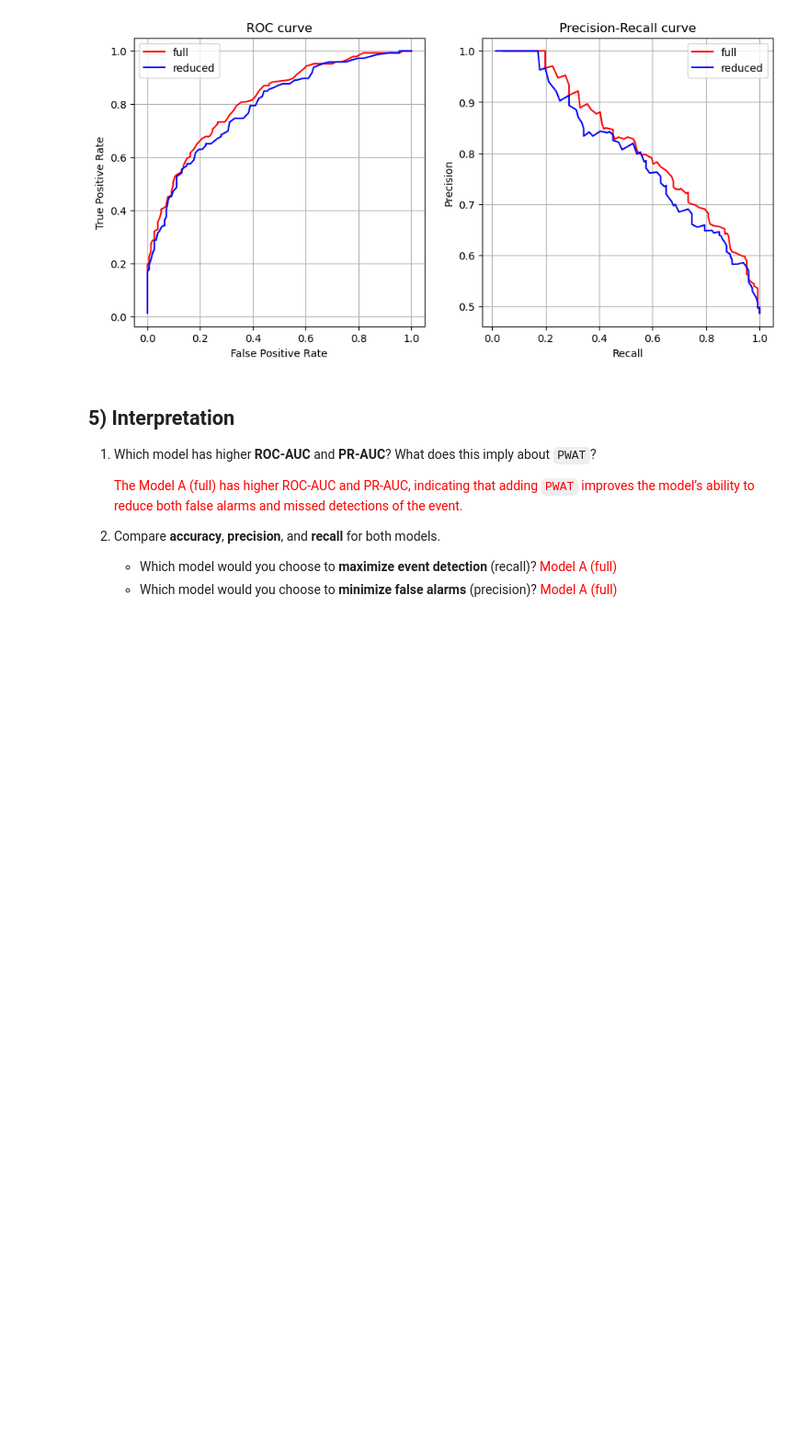
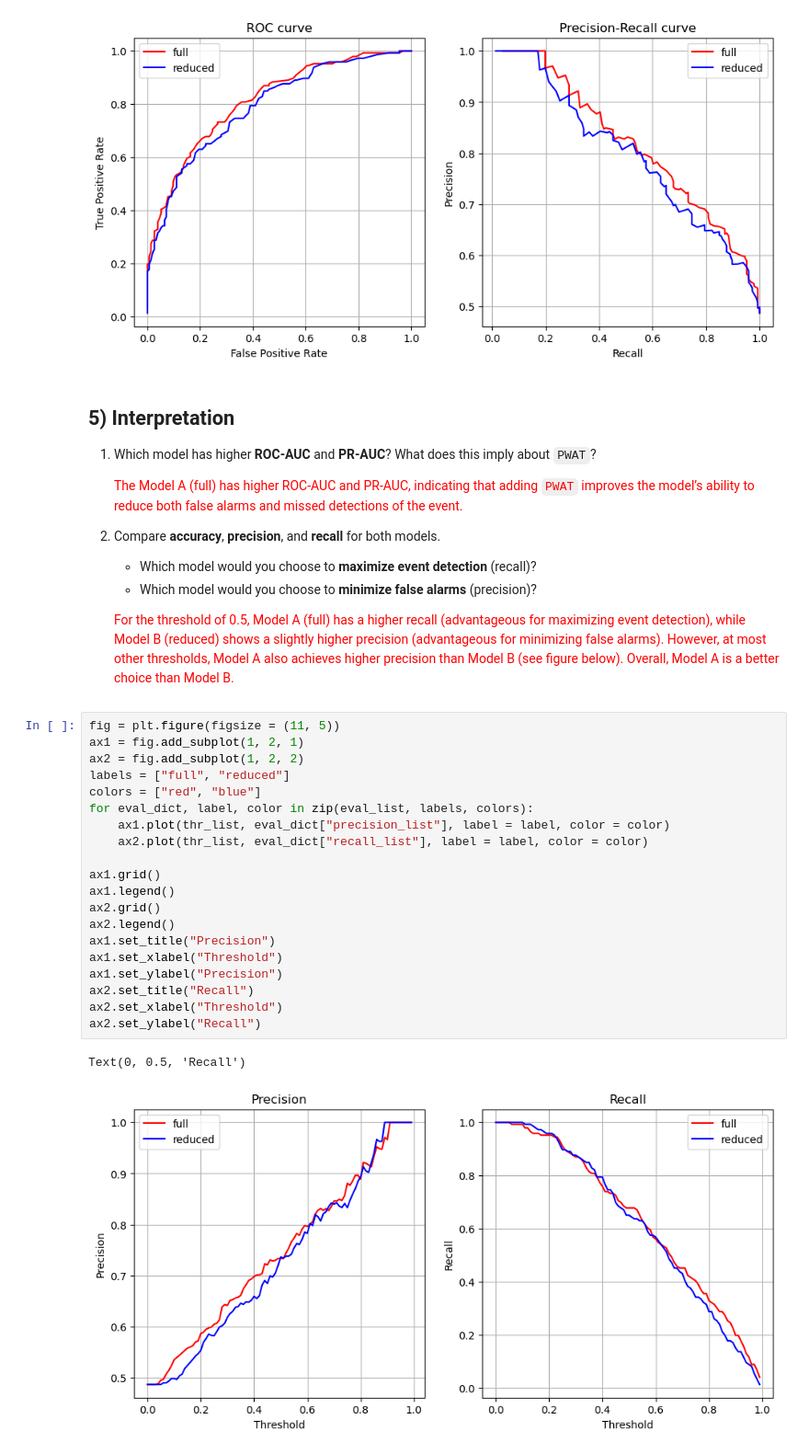
Before and after one commit to swnesbitt/ATMS-523-Module-5-Checkin, a Jupyter notebook: notebooks/LogReg_Compare_Models.ipynb, the cells around one changed output. Shown at 92% size. Drawn from its saved outputs; the diff is of its cells as text; blank space fills up the shorter version.

```diff
--- a/notebooks/LogReg_Compare_Models.ipynb
+++ b/notebooks/LogReg_Compare_Models.ipynb
@@ -169,5 +169,30 @@ Text(0, 0.5, 'Precision')
 
    <span style="color:red">The Model A (full) has higher ROC-AUC and PR-AUC, indicating that adding `PWAT` improves the model’s ability to reduce both false alarms and missed detections of the event.</span>
 3. Compare **accuracy**, **precision**, and **recall** for both models.
-   - Which model would you choose to **maximize event detection** (recall)?  <span style="color:red"> Model A (full) </span>
-   - Which model would you choose to **minimize false alarms** (precision)?  <span style="color:red"> Model A (full) </span>
+   - Which model would you choose to **maximize event detection** (recall)?
+   - Which model would you choose to **minimize false alarms** (precision)?
+
+    <span style="color:red"> For the threshold of 0.5, Model A (full) has a higher recall (advantageous for maximizing event detection), while Model B (reduced) shows a slightly higher precision (advantageous for minimizing false alarms). However, at most other thresholds, Model A also achieves higher precision than Model B (see figure below). Overall, Model A is a better choice than Model B. </span>
+# %%
+fig = plt.figure(figsize = (11, 5))
+ax1 = fig.add_subplot(1, 2, 1)
+ax2 = fig.add_subplot(1, 2, 2)
+labels = ["full", "reduced"]
+colors = ["red", "blue"]
+for eval_dict, label, color in zip(eval_list, labels, colors):
+    ax1.plot(thr_list, eval_dict["precision_list"], label = label, color = color)
+    ax2.plot(thr_list, eval_dict["recall_list"], label = label, color = color)
+
+ax1.grid()
+ax1.legend()
+ax2.grid()
+ax2.legend()
+ax1.set_title("Precision")
+ax1.set_xlabel("Threshold")
+ax1.set_ylabel("Precision")
+ax2.set_title("Recall")
+ax2.set_xlabel("Threshold")
+ax2.set_ylabel("Recall")
+# %% [output]
+Text(0, 0.5, 'Recall')
+[figure, added]
```
